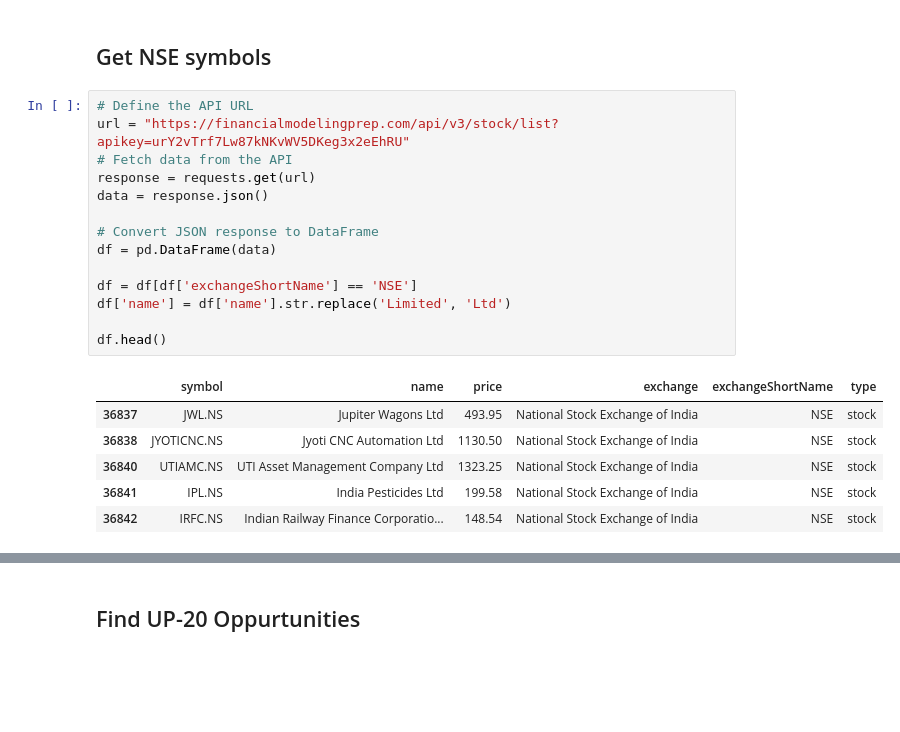
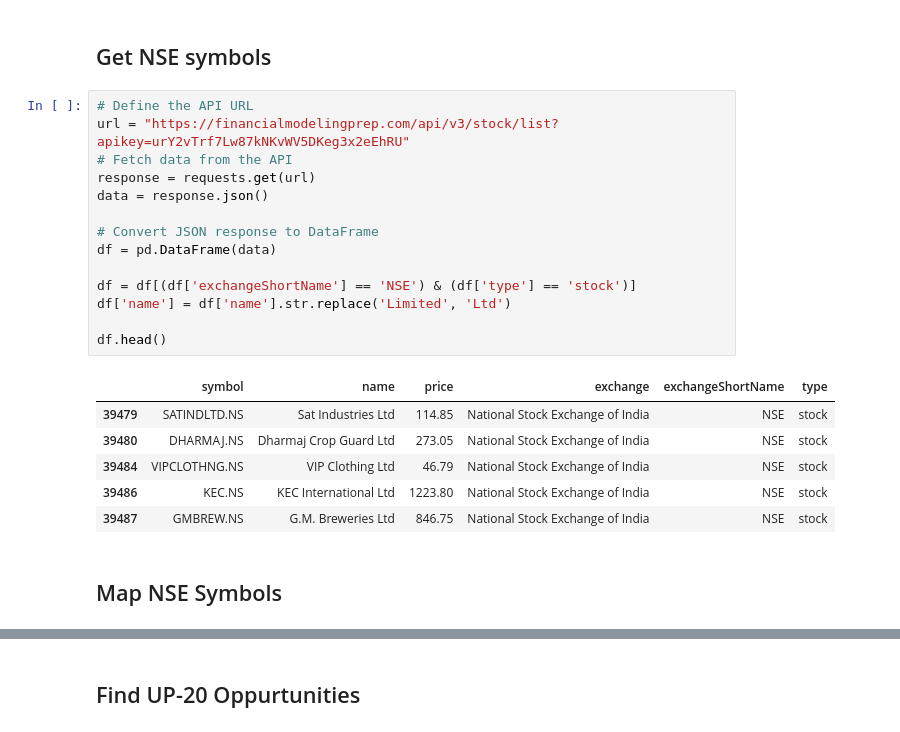
Before and after one commit to shubhangkhare/Learnings, a Jupyter notebook: UP20 Analytics Pipeline.ipynb, the cells around one changed output, grey strips where cells are left out. Drawn from its saved outputs; the diff is of its cells as text; blank space fills up the shorter version.

```diff
--- a/UP20 Analytics Pipeline.ipynb
+++ b/UP20 Analytics Pipeline.ipynb
@@ -181,23 +181,25 @@ df_screen.head()
 # %%
 # Define the API URL
 url = "https://financialmodelingprep.com/api/v3/stock/list?apikey=urY2vTrf7Lw87kNKvWV5DKeg3x2eEhRU"
 # Fetch data from the API
 response = requests.get(url)
 data = response.json()
 
 # Convert JSON response to DataFrame
 df = pd.DataFrame(data)
 
-df = df[df['exchangeShortName'] == 'NSE']
+df = df[(df['exchangeShortName'] == 'NSE') & (df['type'] == 'stock')]
 df['name'] = df['name'].str.replace('Limited', 'Ltd')
 
 df.head()
 # %% [output]
 |  | symbol | name | price | exchange | exchangeShortName | type |
-| 36837 | JWL.NS | Jupiter Wagons Ltd | 493.95 | National Stock Exchange of India | NSE | stock |
-| 36838 | JYOTICNC.NS | Jyoti CNC Automation Ltd | 1130.50 | National Stock Exchange of India | NSE | stock |
-| 36840 | UTIAMC.NS | UTI Asset Management Company Ltd | 1323.25 | National Stock Exchange of India | NSE | stock |
-| 36841 | IPL.NS | India Pesticides Ltd | 199.58 | National Stock Exchange of India | NSE | stock |
-| 36842 | IRFC.NS | Indian Railway Finance Corporatio... | 148.54 | National Stock Exchange of India | NSE | stock |
+| 39479 | SATINDLTD.NS | Sat Industries Ltd | 114.85 | National Stock Exchange of India | NSE | stock |
+| 39480 | DHARMAJ.NS | Dharmaj Crop Guard Ltd | 273.05 | National Stock Exchange of India | NSE | stock |
+| 39484 | VIPCLOTHNG.NS | VIP Clothing Ltd | 46.79 | National Stock Exchange of India | NSE | stock |
+| 39486 | KEC.NS | KEC International Ltd | 1223.80 | National Stock Exchange of India | NSE | stock |
+| 39487 | GMBREW.NS | G.M. Breweries Ltd | 846.75 | National Stock Exchange of India | NSE | stock |
+# %% [markdown]
+## Map NSE Symbols
 # %%
 from fuzzywuzzy import process
```
Also changed, not shown: parts of 14 cells of this notebook.
